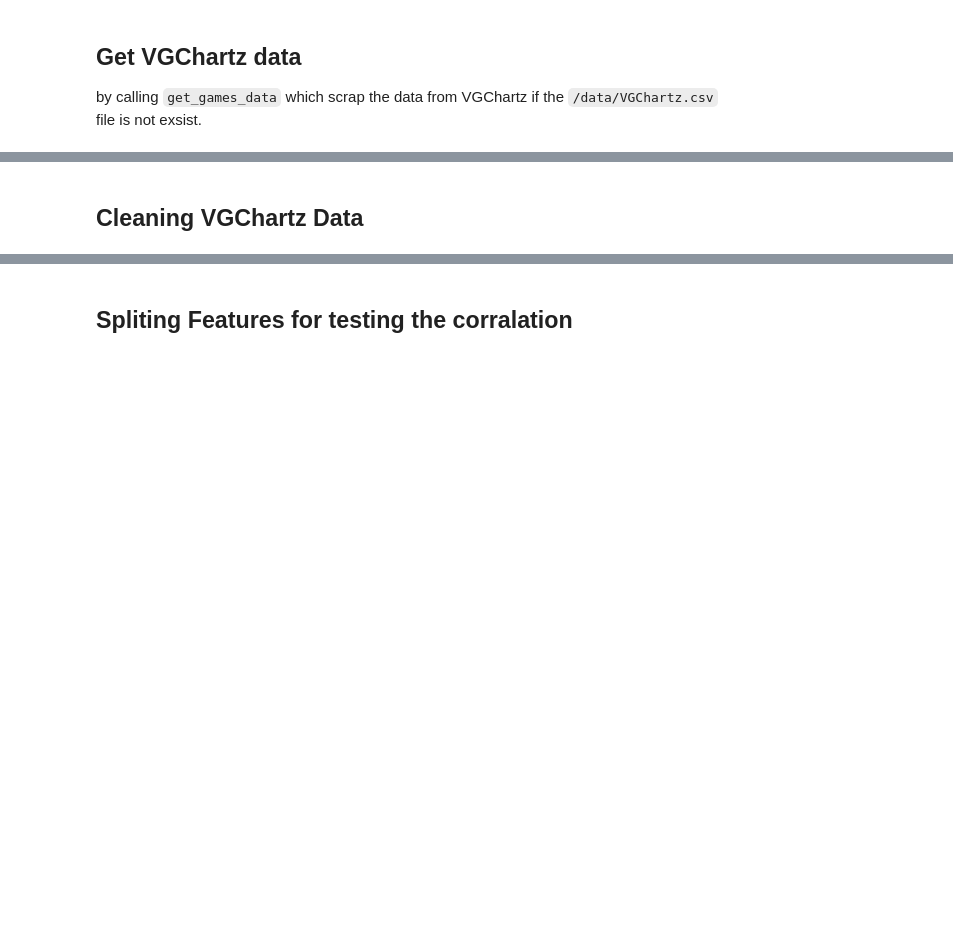
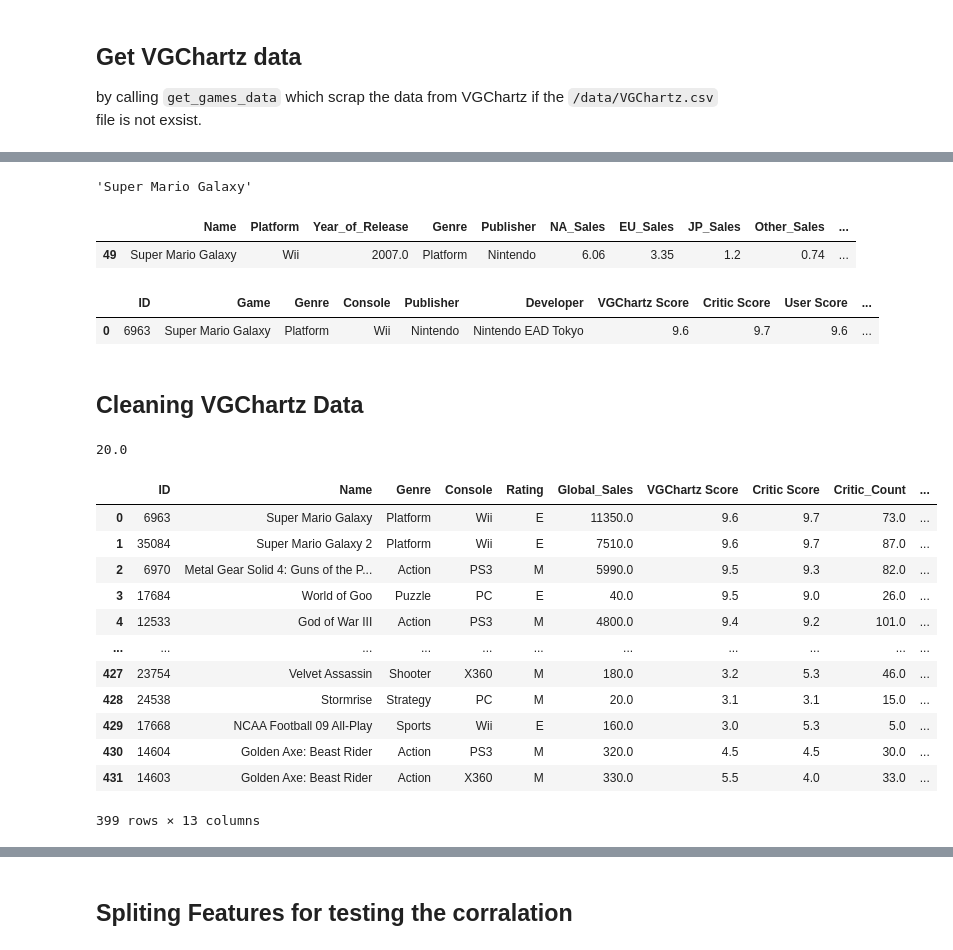
Before and after one commit to L9Sneaky/SDAIA_Regression, a Jupyter notebook: linear regression.ipynb, the cells around one changed output, grey strips where cells are left out. Drawn from its saved outputs; the diff is of its cells as text; code cells hidden in the pictures; blank space fills up the shorter version.

```diff
--- a/linear regression.ipynb
+++ b/linear regression.ipynb
@@ -28,0 +41,14 @@ df = get_games_data()
+# %%
+df.Game[0]
+# %% [output]
+'Super Mario Galaxy'
+# %%
+df_ratings[df_ratings['Name'] == 'Super Mario Galaxy']
+# %% [output]
+|  | Name | Platform | Year_of_Release | Genre | Publisher | NA_Sales | EU_Sales | JP_Sales | Other_Sales | ... |
+| 49 | Super Mario Galaxy | Wii | 2007.0 | Platform | Nintendo | 6.06 | 3.35 | 1.2 | 0.74 | ... |
+# %%
+df[df['Game'] == 'Super Mario Galaxy']
+# %% [output]
+|  | ID | Game | Genre | Console | Publisher | Developer | VGChartz Score | Critic Score | User Score | ... |
+| 0 | 6963 | Super Mario Galaxy | Platform | Wii | Nintendo | Nintendo EAD Tokyo | 9.6 | 9.7 | 9.6 | ... |
@@ -29,9 +60,16 @@ df = get_games_data()
+# %%
+new_df = x.dropna(subset=['Rating'])[['ID', 'Name', 'Genre', 'Console', 'Rating', 'Global_Sales', 'VGChartz Score', 'Critic Score', 'Critic_Count', 'User Score', 'User_Count', 'Release Date']]
 # %% [markdown]
 ## Cleaning VGChartz Data
 # %%
 # Creating new Feature called Score by taking the average of the three type of scores
-temp = df[['VGChartz Score', 'Critic Score', 'User Score']]
+temp = new_df[['VGChartz Score', 'Critic Score', 'User Score']]
 temp=temp.T.fillna(temp.T.mean()).T
-df[['VGChartz Score', 'Critic Score', 'User Score']] = temp
-df['Score'] = (df['VGChartz Score'] +df['Critic Score'] + df['User Score'])/3
-df =df.dropna(subset=['Score'])
+new_df[['VGChartz Score', 'Critic Score', 'User Score']] = temp
+new_df['Score'] = (new_df['VGChartz Score'] +new_df['Critic Score'] + new_df['User Score'])/3
+new_df =new_df.dropna(subset=['Score'])
+new_df['User_Count'] = new_df['User_Count'].fillna(new_df['User_Count'].mean())
+new_df['Critic_Count'] = new_df['Critic_Count'].fillna(new_df['Critic_Count'].mean())
+# %%
+new_df['Release Date'] = [int(x.split(' ')[-1]) +2000 for x in new_df['Release Date']]
+new_df['Global_Sales'] = new_df['Global_Sales'] * 10**3
@@ -37,0 +78,20 @@ df =df.dropna(subset=['Score'])
+# %%
+new_df['Global_Sales'].min()
+# %% [output]
+20.0
+# %%
+new_df
+# %% [output]
+|  | ID | Name | Genre | Console | Rating | Global_Sales | VGChartz Score | Critic Score | Critic_Count | ... |
+| 0 | 6963 | Super Mario Galaxy | Platform | Wii | E | 11350.0 | 9.6 | 9.7 | 73.0 | ... |
+| 1 | 35084 | Super Mario Galaxy 2 | Platform | Wii | E | 7510.0 | 9.6 | 9.7 | 87.0 | ... |
+| 2 | 6970 | Metal Gear Solid 4: Guns of the P... | Action | PS3 | M | 5990.0 | 9.5 | 9.3 | 82.0 | ... |
+| 3 | 17684 | World of Goo | Puzzle | PC | E | 40.0 | 9.5 | 9.0 | 26.0 | ... |
+| 4 | 12533 | God of War III | Action | PS3 | M | 4800.0 | 9.4 | 9.2 | 101.0 | ... |
+| ... | ... | ... | ... | ... | ... | ... | ... | ... | ... | ... |
+| 427 | 23754 | Velvet Assassin | Shooter | X360 | M | 180.0 | 3.2 | 5.3 | 46.0 | ... |
+| 428 | 24538 | Stormrise | Strategy | PC | M | 20.0 | 3.1 | 3.1 | 15.0 | ... |
+| 429 | 17668 | NCAA Football 09 All-Play | Sports | Wii | E | 160.0 | 3.0 | 5.3 | 5.0 | ... |
+| 430 | 14604 | Golden Axe: Beast Rider | Action | PS3 | M | 320.0 | 4.5 | 4.5 | 30.0 | ... |
+| 431 | 14603 | Golden Axe: Beast Rider | Action | X360 | M | 330.0 | 5.5 | 4.0 | 33.0 | ... |
+399 rows × 13 columns
```
Also changed, not shown: parts of 26 cells of this notebook, 1 other file.
